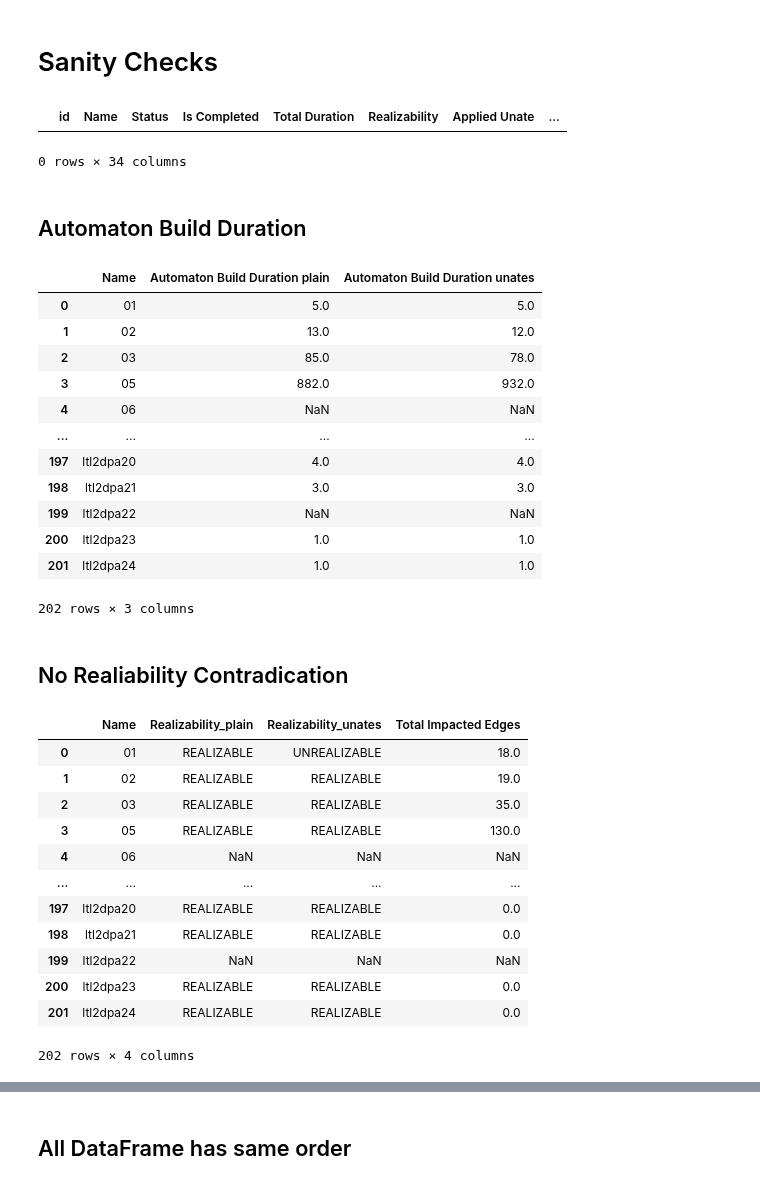
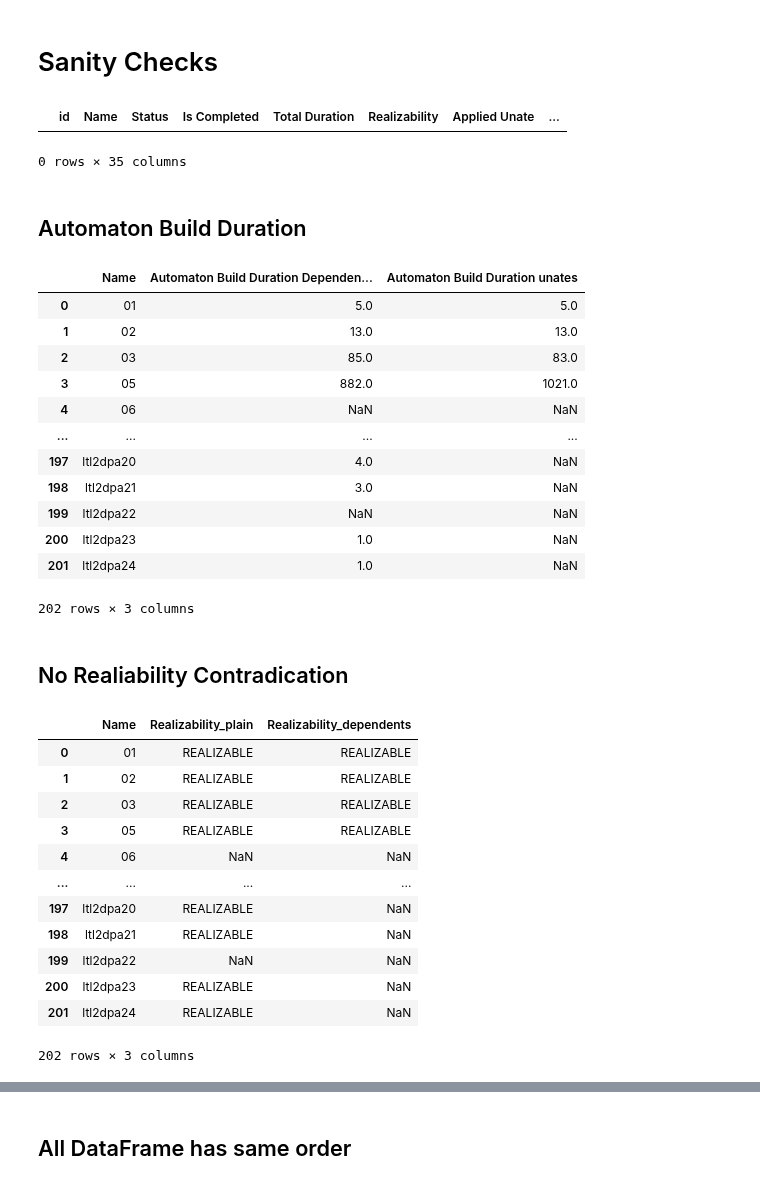
Before and after one commit to eliyaoo32/DepSynt, a Jupyter notebook: notebooks/synthesis.ipynb, the cells around one changed output, grey strips where cells are left out. Drawn from its saved outputs; the diff is of its cells as text; code cells hidden in the pictures.

```diff
--- a/notebooks/synthesis.ipynb
+++ b/notebooks/synthesis.ipynb
@@ -9,7 +9,7 @@ import pandas as pd
 import seaborn as sns
 # %%
 UNATE_SYNTHESIS_PATH = '../experiments/synthesis/unate/'
-# DEPS_SYNTHESIS_PATH = '../experiments/synthesis/dependency/'
+DEPS_SYNTHESIS_PATH = '../experiments/synthesis/dependency/'
 # UNATE_AND_DEPS_SYNTHESIS_PATH = '../experiments/synthesis/unates_and_dependency/'
 PLAIN_SYNTHESIS_PATH = '../experiments/synthesis/plain/'
 # %%
@@ -61,13 +62,24 @@ def benchmark_loader(path: str, idx: str):
         'Name': get_benchmark_name(idx),
     }
 
+    hoa_path = os.path.join(path, idx + ".hoa")
     json_path = os.path.join(path, idx + ".json")
 
-    if not os.path.exists(json_path):
+    if not os.path.exists(hoa_path):
         return {
             **base,
             'Status': Status.NOT_FOUND
         }
+
+    if not os.path.exists(json_path):
+        with open(hoa_path, 'r') as f:
+            content = f.readlines()
+            return {
+                **base,
+                'Status': Status.ERROR,
+                'Error': content[0]
+
+            }
 
     with open(json_path, 'r') as f:
         content = f.readlines()
@@ -239,10 +237,10 @@ unates_synthesis_df
 # %%
-# dependents_synthesis_df = pd.DataFrame([
-#     benchmark_loader(DEPS_SYNTHESIS_PATH, name)
-#     for name in get_all_benchmarks(DEPS_SYNTHESIS_PATH)
-# ])
-# dependents_synthesis_df.head(5)
-# dependents_synthesis_df.to_csv('./dependents.csv', index=False)
+dependents_synthesis_df = pd.DataFrame([
+    benchmark_loader(DEPS_SYNTHESIS_PATH, name)
+    for name in get_all_benchmarks(DEPS_SYNTHESIS_PATH)
+])
+dependents_synthesis_df.head(5)
+dependents_synthesis_df.to_csv('./dependents.csv', index=False)
 # %%
 plain_synthesis_df = pd.DataFrame([
     benchmark_loader(PLAIN_SYNTHESIS_PATH, name)
@@ -278,7 +262,7 @@ plain_synthesis_df
 unates_synthesis_df[unates_synthesis_df["Total Removed Edges"] > 0]
 # %% [output]
 |  | id | Name | Status | Is Completed | Total Duration | Realizability | Applied Unate | ... |
-0 rows × 34 columns
+0 rows × 35 columns
 # %% [markdown]
 ## Automaton Build Duration
 # %%
@@ -302,65 +286,65 @@ unates_synthesis_df[unates_synthesis_df["Total Removed Edges"] > 0]
 
 automaton_build_duration_df = pd.merge(
     plain_synthesis_df[["Name", "Automaton Build Duration"]],
-    unates_synthesis_df[["Name", "Automaton Build Duration"]],
-    suffixes=(' plain', ' unates'),
+    dependents_synthesis_df[["Name", "Automaton Build Duration"]],
+    suffixes=(' Dependencies', ' unates'),
     how="outer",
     on='Name'
 )
 automaton_build_duration_df
 # %% [output]
-|  | Name | Automaton Build Duration plain | Automaton Build Duration unates |
+|  | Name | Automaton Build Duration Dependen... | Automaton Build Duration unates |
 | 0 | 01 | 5.0 | 5.0 |
-| 1 | 02 | 13.0 | 12.0 |
-| 2 | 03 | 85.0 | 78.0 |
-| 3 | 05 | 882.0 | 932.0 |
+| 1 | 02 | 13.0 | 13.0 |
+| 2 | 03 | 85.0 | 83.0 |
+| 3 | 05 | 882.0 | 1021.0 |
 | 4 | 06 | NaN | NaN |
 | ... | ... | ... | ... |
-| 197 | ltl2dpa20 | 4.0 | 4.0 |
-| 198 | ltl2dpa21 | 3.0 | 3.0 |
+| 197 | ltl2dpa20 | 4.0 | NaN |
+| 198 | ltl2dpa21 | 3.0 | NaN |
 | 199 | ltl2dpa22 | NaN | NaN |
-| 200 | ltl2dpa23 | 1.0 | 1.0 |
-| 201 | ltl2dpa24 | 1.0 | 1.0 |
+| 200 | ltl2dpa23 | 1.0 | NaN |
+| 201 | ltl2dpa24 | 1.0 | NaN |
 202 rows × 3 columns
 # %% [markdown]
 ## No Realiability Contradication
 # %%
 # realizability_df = pd.merge(
 #     pd.merge(
 #         plain_synthesis_df[["Name", "Original Total States", "Total Output Vars", "Realizability"]],
 #         unates_and_deps_synthesis_df[["Name", "Realizability"]],
 #         suffixes=('_plain', '_all'),
 #         on='Name'
 #     ),
 #     pd.merge(
 #         unates_synthesis_df[["Name", "Realizability", "Total Impacted Edges", ]],
 #         dependents_synthesis_df[["Name", "Realizability", "Total Dependent Variables"]],
 #         suffixes=('_unates', '_deps'),
 #         on='Name'
 #     ),
 #     on='Name'
 # )
 # realizability_df
 
 realizability_df = pd.merge(
     plain_synthesis_df[["Name", "Realizability"]],
-    unates_synthesis_df[["Name", "Realizability", "Total Impacted Edges"]],
-    suffixes=('_plain', '_unates'),
+    dependents_synthesis_df[["Name", "Realizability"]],
+    suffixes=('_plain', '_dependents'),
     on='Name'
 )
 realizability_df
 # %% [output]
-|  | Name | Realizability_plain | Realizability_unates | Total Impacted Edges |
-| 0 | 01 | REALIZABLE | UNREALIZABLE | 18.0 |
-| 1 | 02 | REALIZABLE | REALIZABLE | 19.0 |
-| 2 | 03 | REALIZABLE | REALIZABLE | 35.0 |
-| 3 | 05 | REALIZABLE | REALIZABLE | 130.0 |
-| 4 | 06 | NaN | NaN | NaN |
-| ... | ... | ... | ... | ... |
-| 197 | ltl2dpa20 | REALIZABLE | REALIZABLE | 0.0 |
-| 198 | ltl2dpa21 | REALIZABLE | REALIZABLE | 0.0 |
-| 199 | ltl2dpa22 | NaN | NaN | NaN |
-| 200 | ltl2dpa23 | REALIZABLE | REALIZABLE | 0.0 |
-| 201 | ltl2dpa24 | REALIZABLE | REALIZABLE | 0.0 |
+|  | Name | Realizability_plain | Realizability_dependents |
+| 0 | 01 | REALIZABLE | REALIZABLE |
+| 1 | 02 | REALIZABLE | REALIZABLE |
+| 2 | 03 | REALIZABLE | REALIZABLE |
+| 3 | 05 | REALIZABLE | REALIZABLE |
+| 4 | 06 | NaN | NaN |
+| ... | ... | ... | ... |
+| 197 | ltl2dpa20 | REALIZABLE | NaN |
+| 198 | ltl2dpa21 | REALIZABLE | NaN |
+| 199 | ltl2dpa22 | NaN | NaN |
+| 200 | ltl2dpa23 | REALIZABLE | NaN |
+| 201 | ltl2dpa24 | REALIZABLE | NaN |
-202 rows × 4 columns
+202 rows × 3 columns
 # %%
```
Also changed, not shown: parts of 6 cells of this notebook, 8 other files.
